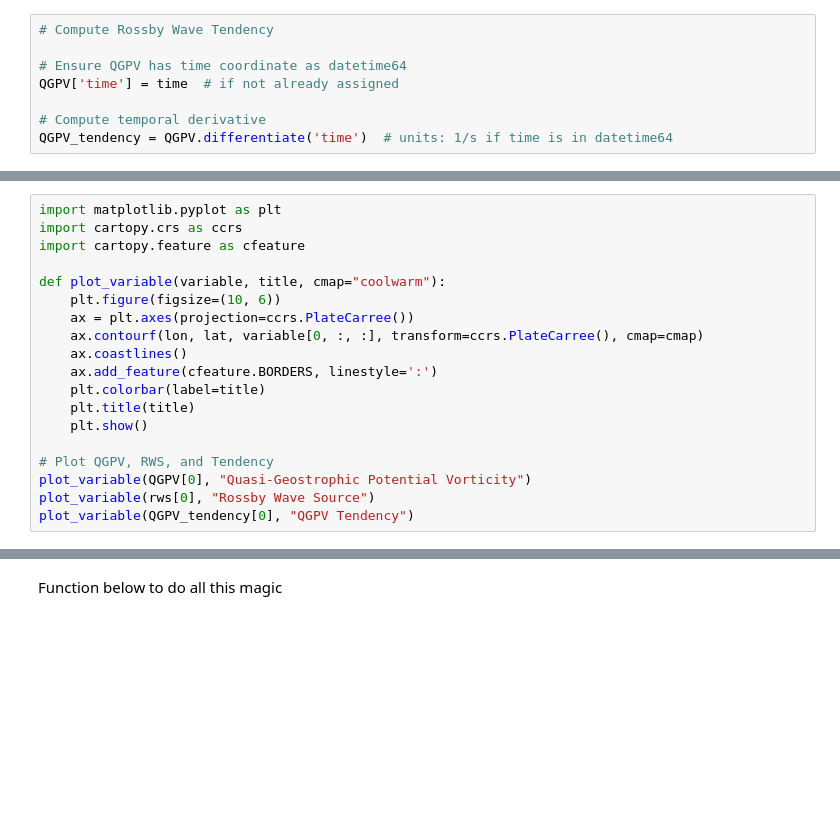
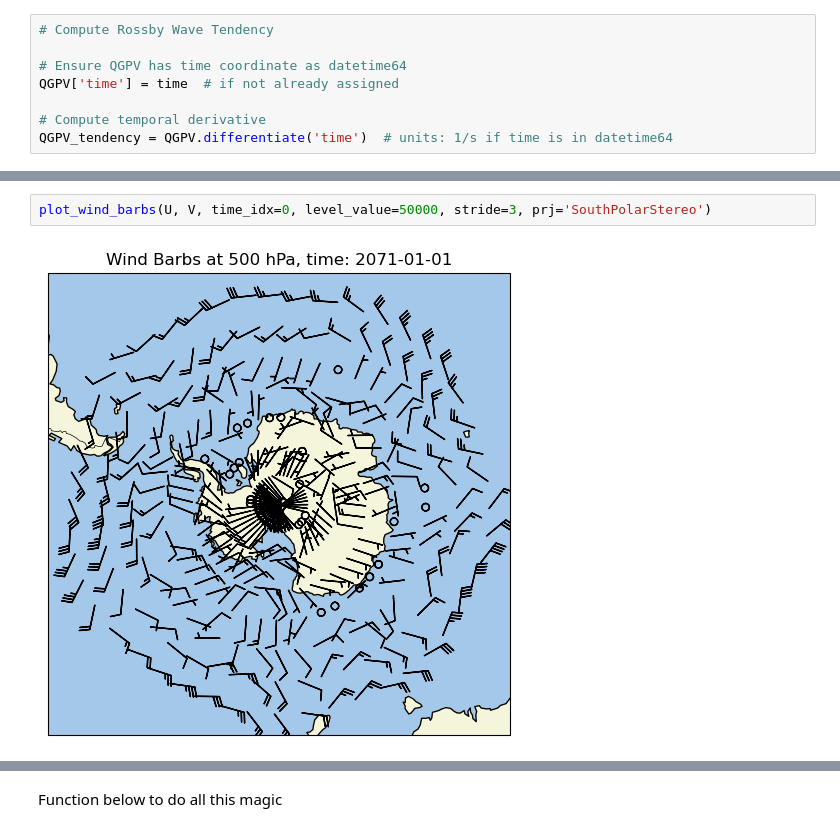
Before and after one commit to radryan1979/Met2GradProject, a Jupyter notebook: open_explore.ipynb, the cells around one changed output, grey strips where cells are left out. Drawn from its saved outputs; the diff is of its cells as text; blank space fills up the shorter version.

```diff
--- a/open_explore.ipynb
+++ b/open_explore.ipynb
@@ -234,19 +142,4 @@ array([[[[nan, nan, nan, ..., nan, nan, nan],
-# %%
-import matplotlib.pyplot as plt
-import cartopy.crs as ccrs
-import cartopy.feature as cfeature
-
-def plot_variable(variable, title, cmap="coolwarm"):
-    plt.figure(figsize=(10, 6))
-    ax = plt.axes(projection=ccrs.PlateCarree())
-    ax.contourf(lon, lat, variable[0, :, :], transform=ccrs.PlateCarree(), cmap=cmap)
-    ax.coastlines()
-    ax.add_feature(cfeature.BORDERS, linestyle=':')
-    plt.colorbar(label=title)
-    plt.title(title)
-    plt.show()
-
-# Plot QGPV, RWS, and Tendency
-plot_variable(QGPV[0], "Quasi-Geostrophic Potential Vorticity")
-plot_variable(rws[0], "Rossby Wave Source")
-plot_variable(QGPV_tendency[0], "QGPV Tendency")
+# %%
+plot_wind_barbs(U, V, time_idx=0, level_value=50000, stride=3, prj='SouthPolarStereo')
+# %% [output]
+[figure, added]
```
Also changed, not shown: parts of 17 cells of this notebook, 1 other file.
